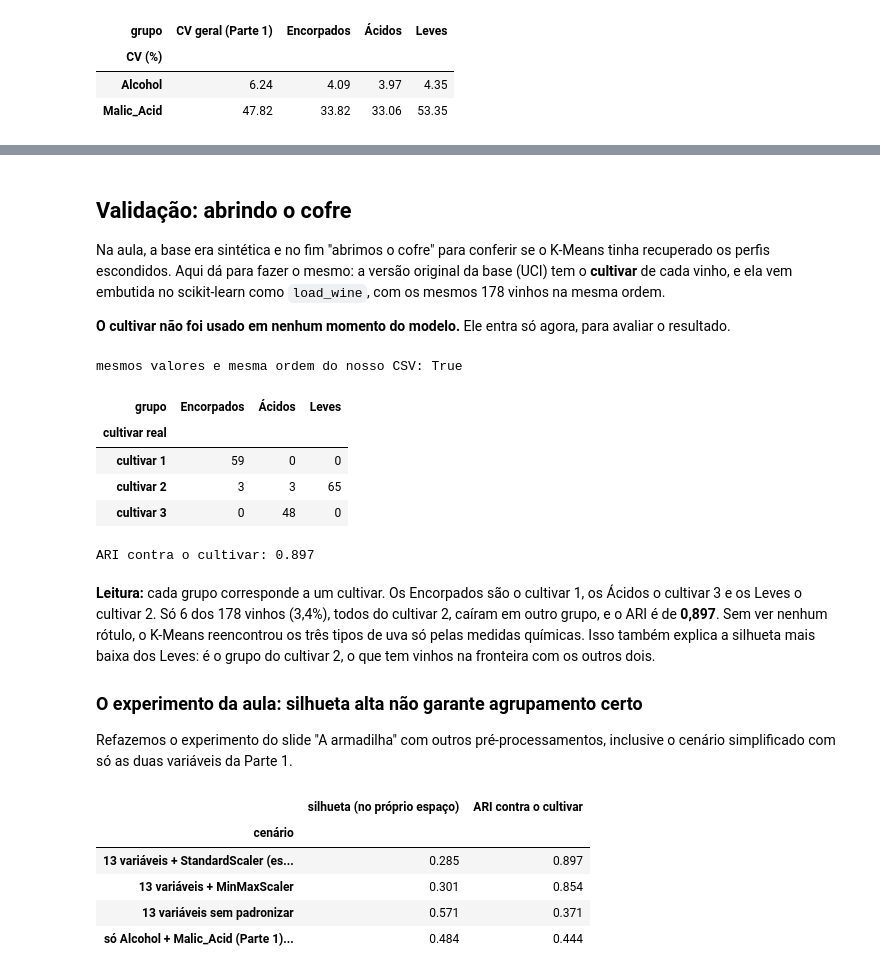
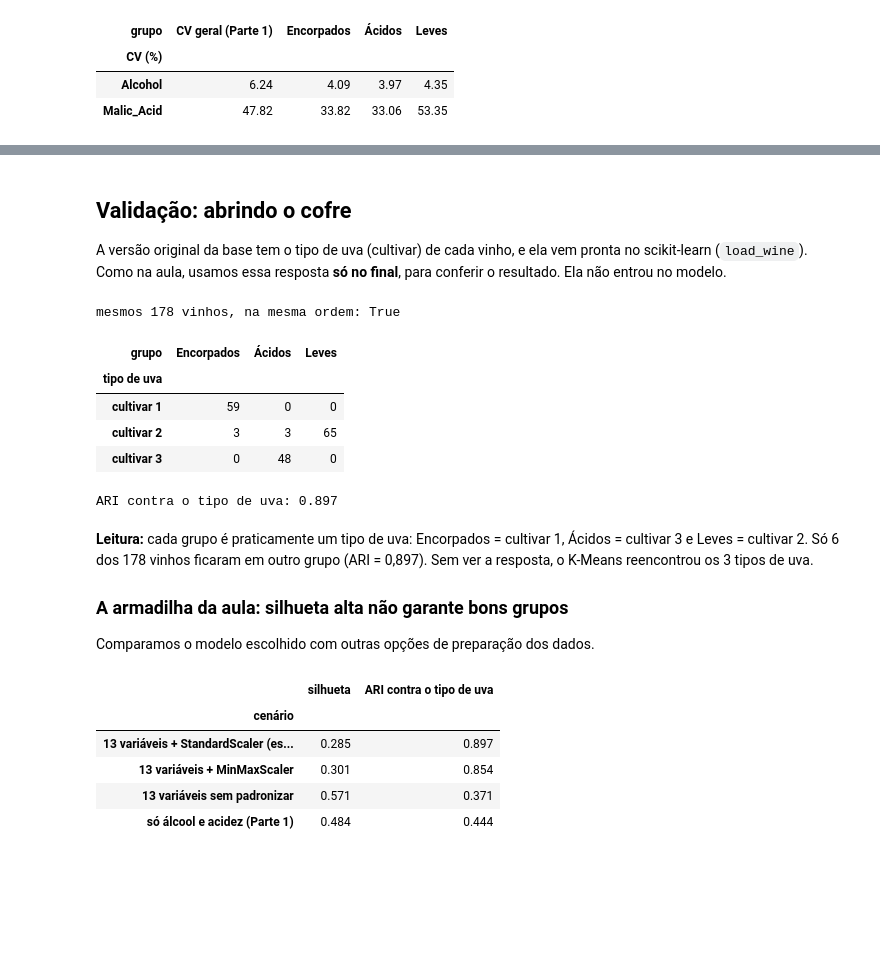
Before and after one commit to Vitoriinoo/CP5_ML_SCWR-P_SINAPSE, a Jupyter notebook: parte2_machine_learning/cp5_sinapse_kmeans.ipynb, the cells around one changed output, grey strips where cells are left out. Saved outputs shown, nothing was run; the diff lists cells and outputs as text; code cells hidden in the pictures; blank space fills up the shorter version.

Commit message:
Simplifica os textos do notebook da Parte 2

```diff
--- a/parte2_machine_learning/cp5_sinapse_kmeans.ipynb
+++ b/parte2_machine_learning/cp5_sinapse_kmeans.ipynb
@@ -695,57 +610,52 @@ No formato do exemplo do enunciado:
-# %% [markdown]
-## Validação: abrindo o cofre
-
-Na aula, a base era sintética e no fim "abrimos o cofre" para conferir se o K-Means tinha recuperado os perfis
-escondidos. Aqui dá para fazer o mesmo: a versão original da base (UCI) tem o **cultivar** de cada vinho, e ela vem
-embutida no scikit-learn como `load_wine`, com os mesmos 178 vinhos na mesma ordem.
-
-**O cultivar não foi usado em nenhum momento do modelo.** Ele entra só agora, para avaliar o resultado.
+# %% [markdown]
+## Validação: abrindo o cofre
+
+A versão original da base tem o tipo de uva (cultivar) de cada vinho, e ela vem pronta no scikit-learn
+(`load_wine`). Como na aula, usamos essa resposta **só no final**, para conferir o resultado. Ela não entrou no
+modelo.
 # %%
-from sklearn.datasets import load_wine     # importado só aqui: o rótulo não participa do modelo
+from sklearn.datasets import load_wine     # importado só aqui: a resposta não participa do modelo
 
 original = load_wine(as_frame=True)
-print("mesmos valores e mesma ordem do nosso CSV:", np.allclose(original.data.to_numpy(), vinhos[FEATURES].to_numpy()))
+print("mesmos 178 vinhos, na mesma ordem:", np.allclose(original.data.to_numpy(), vinhos[FEATURES].to_numpy()))
 
-cultivar = original.target.map({0: "cultivar 1", 1: "cultivar 2", 2: "cultivar 3"}).rename("cultivar real")
+cultivar = original.target.map({0: "cultivar 1", 1: "cultivar 2", 2: "cultivar 3"}).rename("tipo de uva")
 display(pd.crosstab(cultivar, vinhos["grupo"])[ORDEM])
-print(f"ARI contra o cultivar: {adjusted_rand_score(cultivar, vinhos['grupo']):.3f}")
+print(f"ARI contra o tipo de uva: {adjusted_rand_score(cultivar, vinhos['grupo']):.3f}")
 # %% [output]
-mesmos valores e mesma ordem do nosso CSV: True
+mesmos 178 vinhos, na mesma ordem: True
 | grupo | Encorpados | Ácidos | Leves |
-| cultivar real |  |  |  |
+| tipo de uva |  |  |  |
 | cultivar 1 | 59 | 0 | 0 |
 | cultivar 2 | 3 | 3 | 65 |
 | cultivar 3 | 0 | 48 | 0 |
-ARI contra o cultivar: 0.897
+ARI contra o tipo de uva: 0.897
 # %% [markdown]
-**Leitura:** cada grupo corresponde a um cultivar. Os Encorpados são o cultivar 1, os Ácidos o cultivar 3 e os Leves
-o cultivar 2. Só 6 dos 178 vinhos (3,4%), todos do cultivar 2, caíram em outro grupo, e o ARI é de **0,897**. Sem ver
-nenhum rótulo, o K-Means reencontrou os três tipos de uva só pelas medidas químicas. Isso também explica a silhueta
-mais baixa dos Leves: é o grupo do cultivar 2, o que tem vinhos na fronteira com os outros dois.
+**Leitura:** cada grupo é praticamente um tipo de uva: Encorpados = cultivar 1, Ácidos = cultivar 3 e Leves =
+cultivar 2. Só 6 dos 178 vinhos ficaram em outro grupo (ARI = 0,897). Sem ver a resposta, o K-Means reencontrou os
+3 tipos de uva.
 
-### O experimento da aula: silhueta alta não garante agrupamento certo
+### A armadilha da aula: silhueta alta não garante bons grupos
 
-Refazemos o experimento do slide "A armadilha" com outros pré-processamentos, inclusive o cenário simplificado com
-só as duas variáveis da Parte 1.
+Comparamos o modelo escolhido com outras opções de preparação dos dados.
 # %%
 cenarios = {
     "13 variáveis + StandardScaler (escolhido)": StandardScaler().fit_transform(vinhos[FEATURES]),
     "13 variáveis + MinMaxScaler": MinMaxScaler().fit_transform(vinhos[FEATURES]),
     "13 variáveis sem padronizar": vinhos[FEATURES].to_numpy(),
-    "só Alcohol + Malic_Acid (Parte 1), padronizadas": StandardScaler().fit_transform(vinhos[["Alcohol", "Malic_Acid"]]),
+    "só álcool e acidez (Parte 1)": StandardScaler().fit_transform(vinhos[["Alcohol", "Malic_Acid"]]),
 }
 linhas = []
 for nome, Xc in cenarios.items():
     rotulos_c = KMeans(n_clusters=3, n_init=10, random_state=SEED).fit_predict(Xc)
-    linhas.append({"cenário": nome,
-                   "silhueta (no próprio espaço)": silhouette_score(Xc, rotulos_c),
-                   "ARI contra o cultivar": adjusted_rand_score(cultivar, rotulos_c)})
+    linhas.append({"cenário": nome, "silhueta": silhouette_score(Xc, rotulos_c),
+                   "ARI contra o tipo de uva": adjusted_rand_score(cultivar, rotulos_c)})
 with pd.option_context("display.float_format", "{:,.3f}".format):
     display(pd.DataFrame(linhas).set_index("cenário"))
 # %% [output]
-|  | silhueta (no próprio espaço) | ARI contra o cultivar |
+|  | silhueta | ARI contra o tipo de uva |
 | cenário |  |  |
 | 13 variáveis + StandardScaler (es... | 0.285 | 0.897 |
 | 13 variáveis + MinMaxScaler | 0.301 | 0.854 |
 | 13 variáveis sem padronizar | 0.571 | 0.371 |
-| só Alcohol + Malic_Acid (Parte 1)... | 0.484 | 0.444 |
+| só álcool e acidez (Parte 1) | 0.484 | 0.444 |
```
Also changed, not shown: parts of 74 cells of this notebook.
